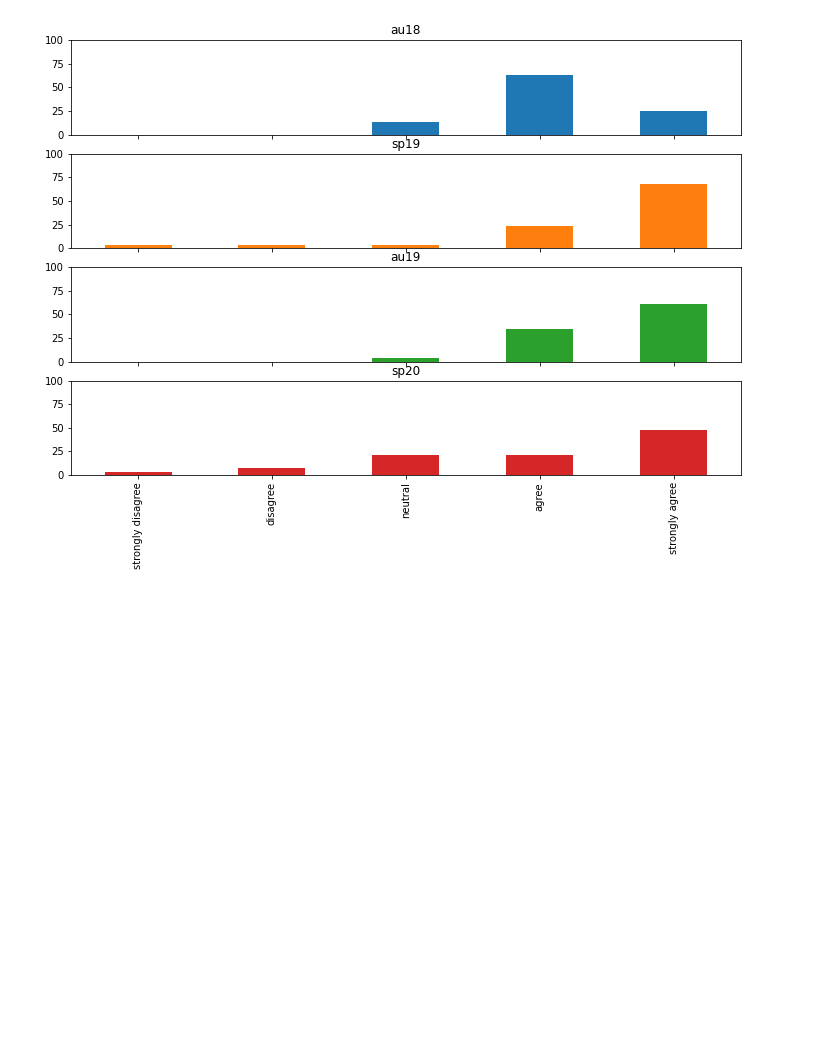
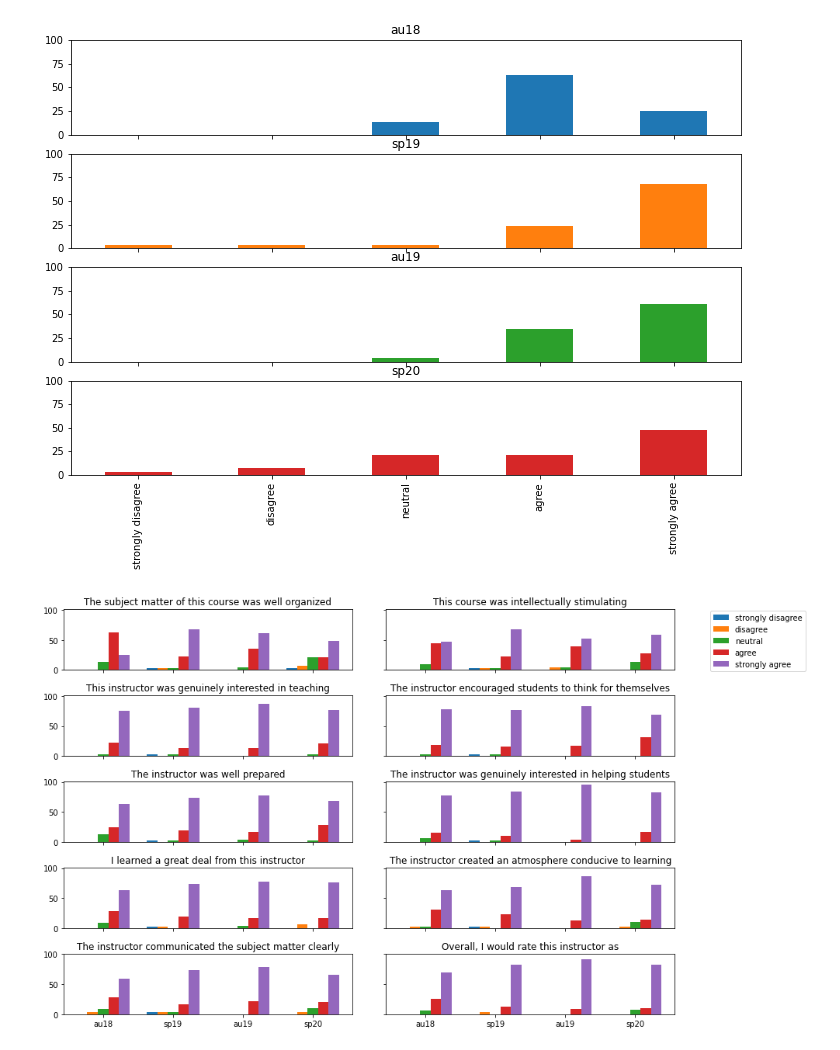
Before and after one commit to jrg94/doodles, a Jupyter notebook: visualizing_teaching_evaluations.ipynb, the cells around one changed output. Cells and saved outputs as stored; diff of their text form; code cells hidden in the pictures; blank space fills up the shorter version.

Commit message:
Finished visualization

```diff
--- a/visualizing_teaching_evaluations.ipynb
+++ b/visualizing_teaching_evaluations.ipynb
@@ -61,3 +63,25 @@ results = filt.plot(
 )
 # %% [output]
 [figure]
+# %%
+fig, ax = plt.subplots(nrows=5, ncols=2, figsize=(12, 8), sharex=True, sharey=True)
+width=.15
+
+i = 1
+for row in ax:
+  for col in row:
+    filt = dists[dists["question"] == f"q{i}" ][
+      ["term", "strongly disagree", "disagree", "neutral", "agree", "strongly agree"]
+    ].set_index("term").T
+    col.set_title(labels.values[0][i - 1])
+    for j in range(5):
+      if j == 2:  # centers the tick
+        col.bar(np.arange(4) + width * j, filt.iloc[j], width, label=filt.index[j], tick_label=filt.T.index, align="center")
+      else:
+        col.bar(np.arange(4) + width * j, filt.iloc[j], width, label=filt.index[j], align="center")
+      handles, axes_labels = col.get_legend_handles_labels()
+    i+=1
+fig.legend(handles, axes_labels, loc="lower right", bbox_to_anchor=(1.15, .8))
+fig.tight_layout()
+# %% [output]
+[figure, added]
```
Also changed, not shown: parts of 1 cell of this notebook.
